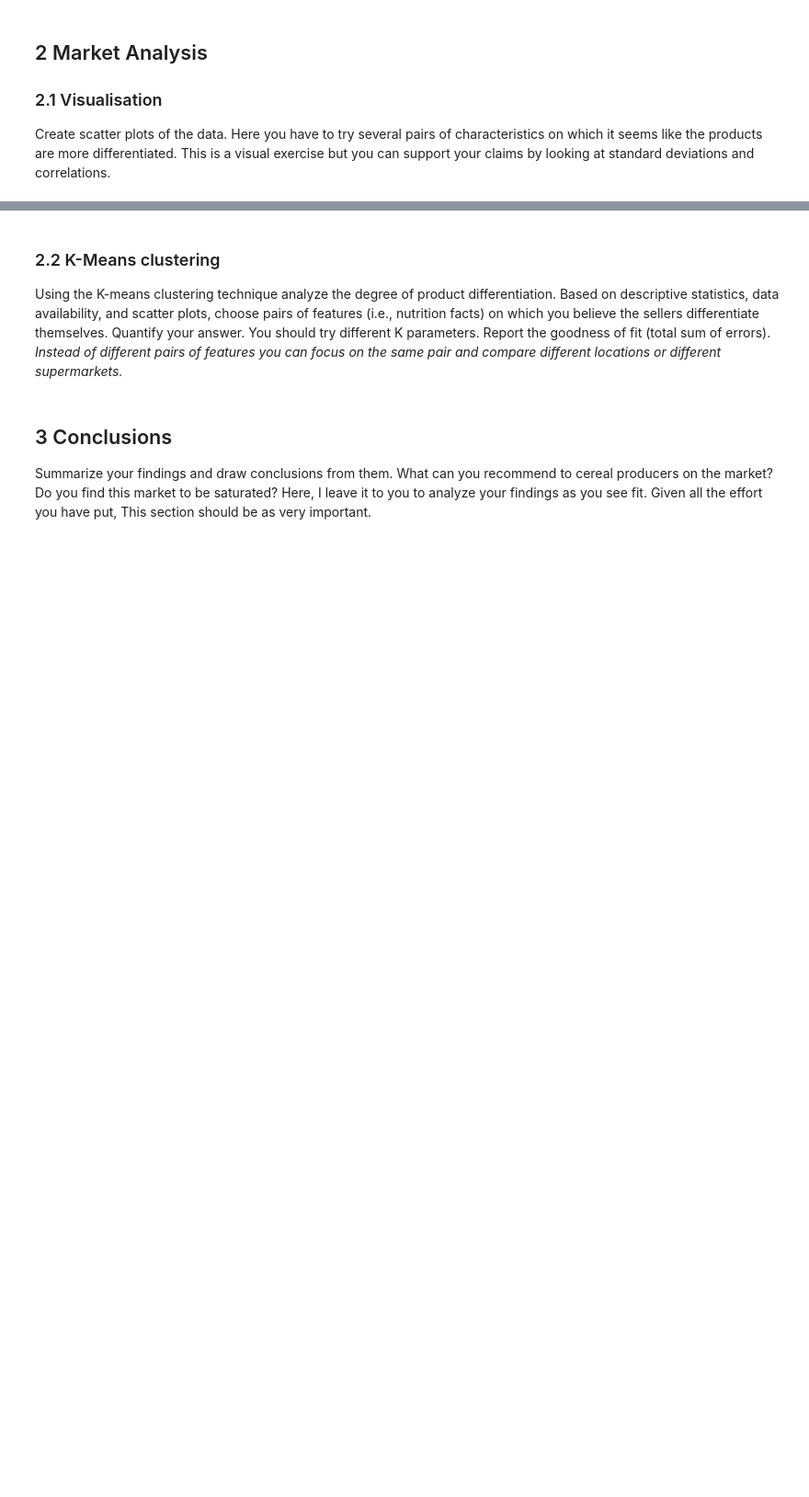
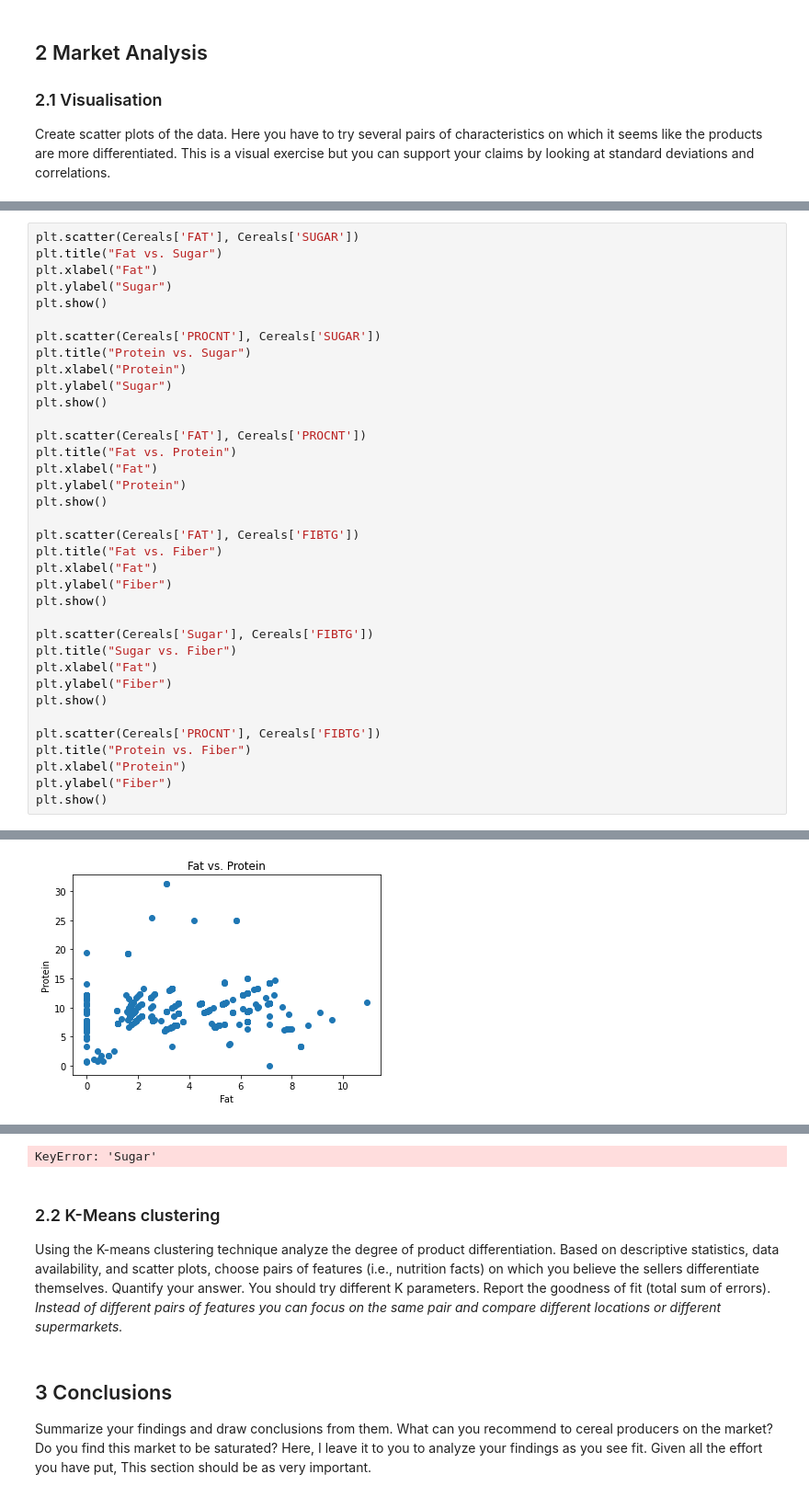
Before and after one commit to joshuamcurtis/Cereal_Project, a Jupyter notebook: Cereal Project.ipynb, the cells around one changed output, grey strips where cells are left out. Shown: that part at 92% size. Cells and saved outputs as stored; diff of their text form; blank space fills up the shorter version.

Commit message:
Added scatter plots for with Fat v. Fiber, Sugar v. Fiber, Protein v. Fiber

```diff
--- a/Cereal Project.ipynb
+++ b/Cereal Project.ipynb
@@ -208,0 +184,37 @@ plt.show()
+# %%
+plt.scatter(Cereals['FAT'], Cereals['SUGAR'])
+plt.title("Fat vs. Sugar")
+plt.xlabel("Fat")
+plt.ylabel("Sugar")
+plt.show()
+
+plt.scatter(Cereals['PROCNT'], Cereals['SUGAR'])
+plt.title("Protein vs. Sugar")
+plt.xlabel("Protein")
+plt.ylabel("Sugar")
+plt.show()
+
+plt.scatter(Cereals['FAT'], Cereals['PROCNT'])
+plt.title("Fat vs. Protein")
+plt.xlabel("Fat")
+plt.ylabel("Protein")
+plt.show()
+
+plt.scatter(Cereals['FAT'], Cereals['FIBTG'])
+plt.title("Fat vs. Fiber")
+plt.xlabel("Fat")
+plt.ylabel("Fiber")
+plt.show()
+
+plt.scatter(Cereals['Sugar'], Cereals['FIBTG'])
+plt.title("Sugar vs. Fiber")
+plt.xlabel("Fat")
+plt.ylabel("Fiber")
+plt.show()
+
+plt.scatter(Cereals['PROCNT'], Cereals['FIBTG'])
+plt.title("Protein vs. Fiber")
+plt.xlabel("Protein")
+plt.ylabel("Fiber")
+plt.show()
+# %% [output]
@@ -208,0 +223 @@ plt.show()
+[figure, added]
@@ -209,3 +225,4 @@ plt.show()
+KeyError: 'Sugar'
 # %% [markdown]
 ### 2.2 K-Means clustering
 Using the K-means clustering technique analyze the degree of product differentiation. Based on descriptive statistics, data availability, and scatter plots, choose pairs of features (i.e., nutrition facts) on which you believe the sellers differentiate themselves. Quantify your answer. You should try different K parameters. Report the goodness of fit (total sum of errors). *Instead of different pairs of features you can focus on the same pair and compare different locations or different supermarkets.*
```
Also changed, not shown: parts of 4 cells of this notebook.
